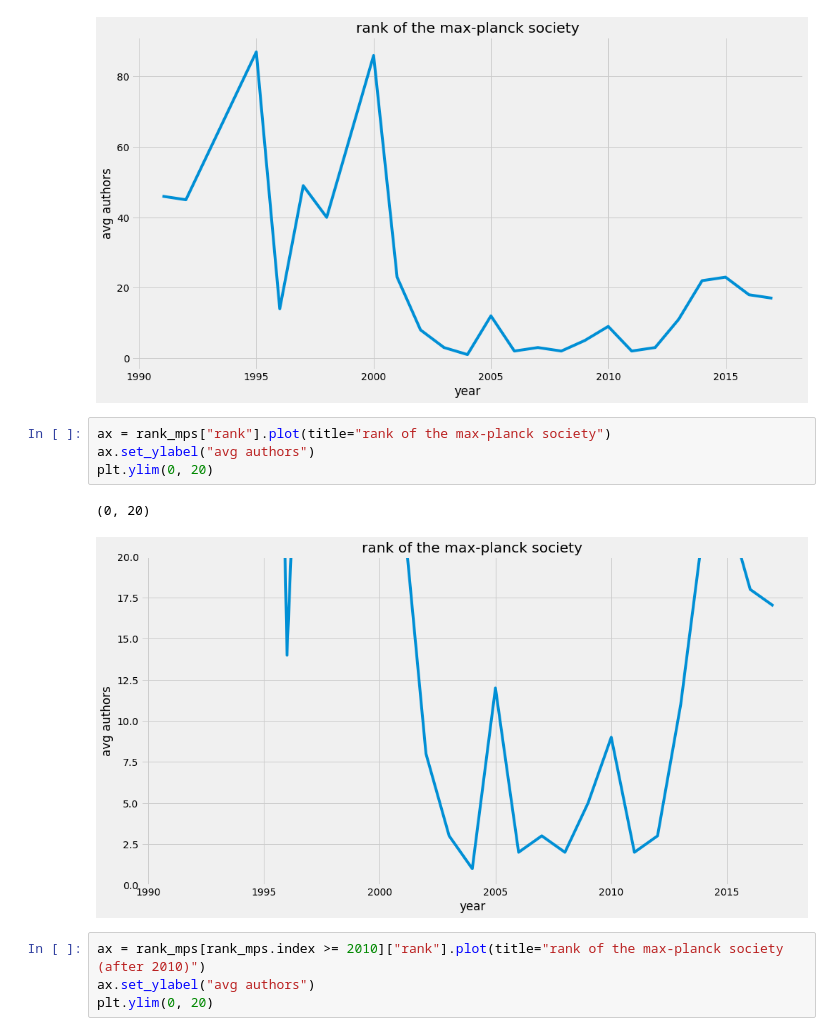
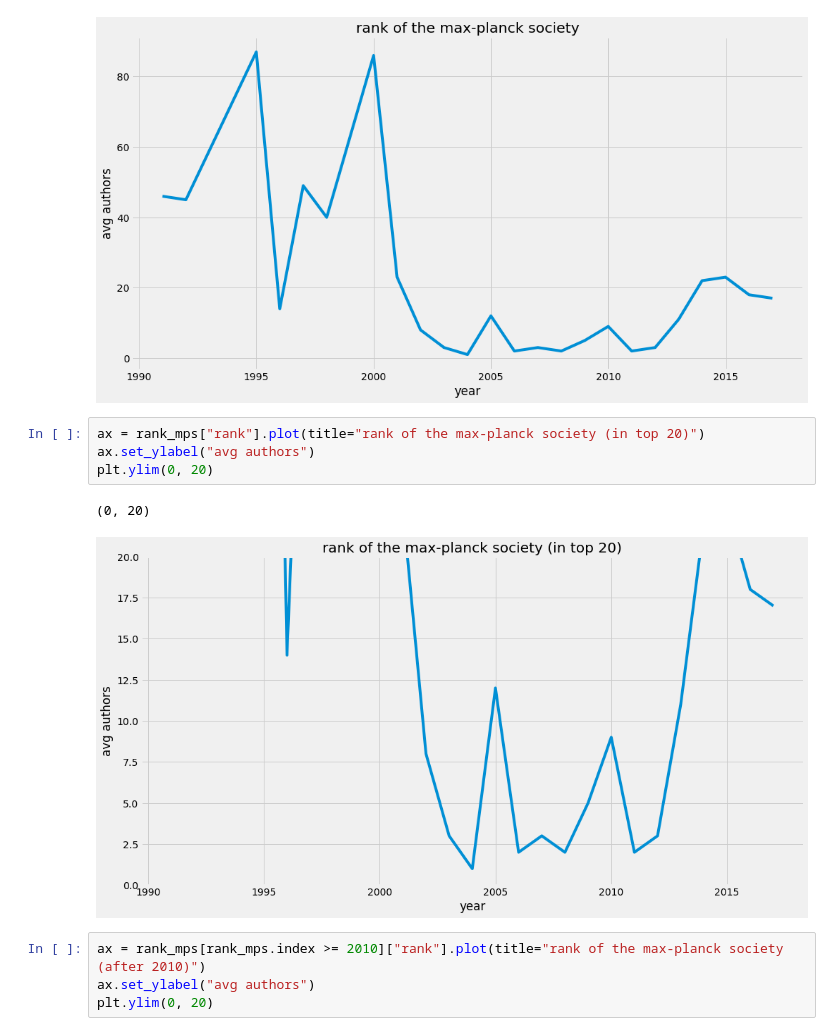
Before and after one commit to LeanderK/paper-analysis, a Jupyter notebook: notebooks/0-leander-EDA.ipynb, the cells around one changed output. Drawn from its saved outputs; the diff is of its cells as text.

Commit message:
small title change

```diff
--- a/notebooks/0-leander-EDA.ipynb
+++ b/notebooks/0-leander-EDA.ipynb
@@ -110,12 +110,12 @@ ax.set_ylabel("avg authors")
 Text(0,0.5,'avg authors')
 [figure]
 # %%
-ax = rank_mps["rank"].plot(title="rank of the max-planck society")
+ax = rank_mps["rank"].plot(title="rank of the max-planck society (in top 20)")
 ax.set_ylabel("avg authors")
 plt.ylim(0, 20)
 # %% [output]
 (0, 20)
-[figure, old version]
+[figure, new version]
 # %%
 ax = rank_mps[rank_mps.index >= 2010]["rank"].plot(title="rank of the max-planck society (after 2010)")
 ax.set_ylabel("avg authors")
```
